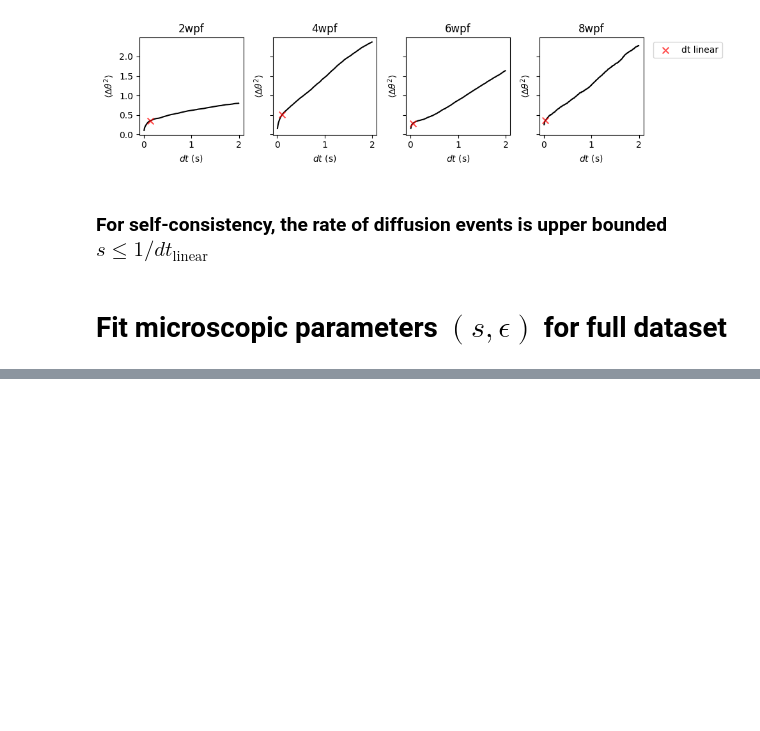
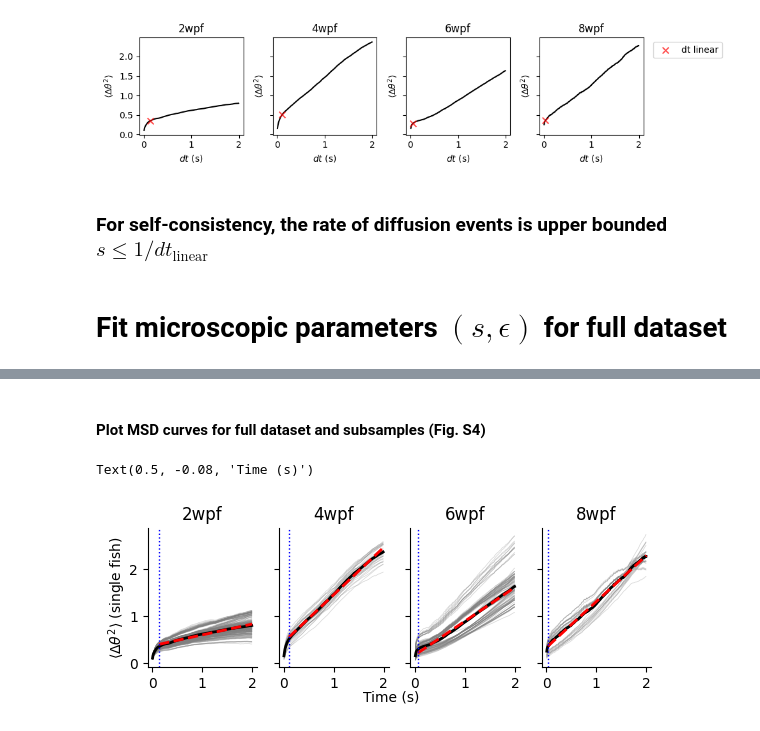
Before and after one commit to PalkaPuri/danionella-collective-motion, a Jupyter notebook: Notebooks/Figure2/extract_microscopic_parameters.ipynb, the cells around one changed output, grey strips where cells are left out. Saved outputs shown, nothing was run; the diff lists cells and outputs as text; code cells hidden in the pictures; blank space fills up the shorter version.

Commit message:
microsscopic param fitting nb

```diff
--- a/Notebooks/Figure2/extract_microscopic_parameters.ipynb
+++ b/Notebooks/Figure2/extract_microscopic_parameters.ipynb
@@ -28,7 +29,7 @@ L = 50 # mm
 fps = 121 # Hz
 dt_for_v = 60 # frames skipped for velocity calculation, ~0.5s
 
-mesoscopic_params_full_dataset = pd.read_csv("../../Results/mesoscopic_params_L50_full_dataset.csv").to_numpy()
+mesoscopic_params_full_dataset = pd.read_csv("../../Results/mesoscopic_params_full_dataset.csv").to_numpy()
 # %% [markdown]
 # Calculate $\Delta\theta (dt)$ for $N_G=1$ (single fish) in each experiment
 Also compute fish velocity
@@ -122,8 +123,10 @@ s_max = 1/dt_linear
 # %%
 microscopic_params_full_dataset = np.zeros((len(fish_ages), 4)) # columns: s, epsilon, beta, v
 # %%
+MSD_linear_fit_full_dataset = np.zeros((len(fish_ages), 2)) # columns: slope, intercept
 for j, age in enumerate(fish_ages):
-    MSD_slope = fit_MSD_slope_linear_regime(MSD_vs_t_all_ages[age], dt_linear[j])
+    MSD_slope, intercept = fit_MSD_curve_linear_regime(MSD_vs_t_all_ages[age], dt_linear[j])
+    MSD_linear_fit_full_dataset[j] = [MSD_slope, intercept]
     s_eps_fit = fit_s_epsilon_jointly_bounded(alpha=mesoscopic_params_full_dataset[j,0], slope=MSD_slope, s_upper_bound=s_max[j])
     # velocity averaged over all experiments
     v  = np.nanmean(np.concatenate(v_values_all_ages[age], axis=0))
@@ -134,0 +183,49 @@ np.savetxt(f'../../Results/microscopic_params_L50_full_dataset.csv', microscopic
+# %% [markdown]
+#### Plot MSD curves for full dataset and subsamples (Fig. S4)
+# %%
+w = 6.5
+h =1.8
+title_size = 12
+labelsize = 10
+tick_size = 8
+markersize= 20
+t_max = 2 # s, for plot
+
+fig,ax = plt.subplots(1,4,figsize=(w,h), sharey=True)
+cmap = plt.get_cmap('tab10')
+colors = [cmap(i) for i in range(4)]
+for j,age in enumerate(fish_ages):
+    # plot subsamples
+    for i in range(len(MSD_vs_t_all_ages_all_samples[age])):
+        MSD_vs_t = MSD_vs_t_all_ages_all_samples[age][i]
+        ax[j].plot(MSD_vs_t[:,0]/fps, MSD_vs_t[:,1], color = 'gray', alpha=0.3, linewidth=0.5)
+    # plot full dataset
+    MSD_vs_t = MSD_vs_t_all_ages[age]
+    ax[j].plot(MSD_vs_t[:,0]/fps, MSD_vs_t[:,1],  color = 'k', alpha=1, linewidth=2, label='Full dataset')
+
+    # plot fitted line for full dataset
+    slope = MSD_linear_fit_full_dataset[j, 0]
+    intercept = MSD_linear_fit_full_dataset[j, 1]
+    t_min = dt_linear[j] # min time for fitting slope of MSD
+    ax[j].plot([t_min, t_max], [slope*t_min + intercept, slope*t_max+intercept], 'r--', linewidth=2)
+    ax[j].axvline(t_min, color='b', linestyle=':', label='Fit start', linewidth=1)
+    #ax[j].scatter(t_min, slope*t_min + intercept, color='b', marker='x', s=50, label='Fit start', zorder=10, alpha=1, linewidth=1)
+
+    ax[j].set_title(f'{age}wpf', fontsize=title_size)
+
+    if j == 0:
+        ax[j].set_ylabel(r'$\langle\Delta\theta^2\rangle$ (single fish)', fontsize=labelsize, labelpad=1)
+    ax[j].set_xticks([0,1,2])
+    #ax[j].set_ylim([0,3])
+    #ax[j].set_yticks([0,1,2,3])
+    ax[j].tick_params(axis='both', which='major', labelsize=10)
+    # turn off top and right spines
+    ax[j].spines['top'].set_visible(False)
+    ax[j].spines['right'].set_visible(False)
+    #ax[j].set_xlim([0,t_max])
+
+# add common x label
+fig.text(0.5, -0.08, 'Time (s)', ha='center', fontsize=labelsize)
+# %% [output]
+Text(0.5, -0.08, 'Time (s)')
+[figure, added]
```
Also changed, not shown: parts of 10 cells of this notebook, 2 other files.
